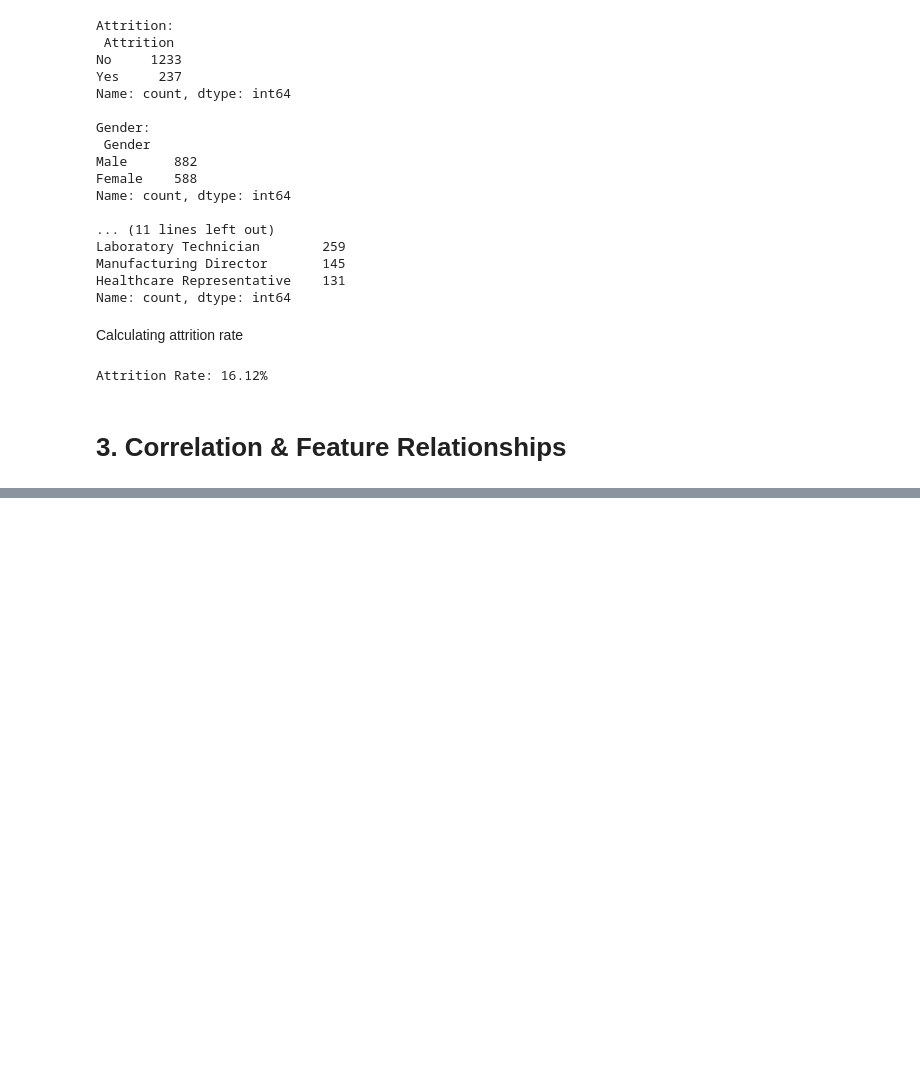
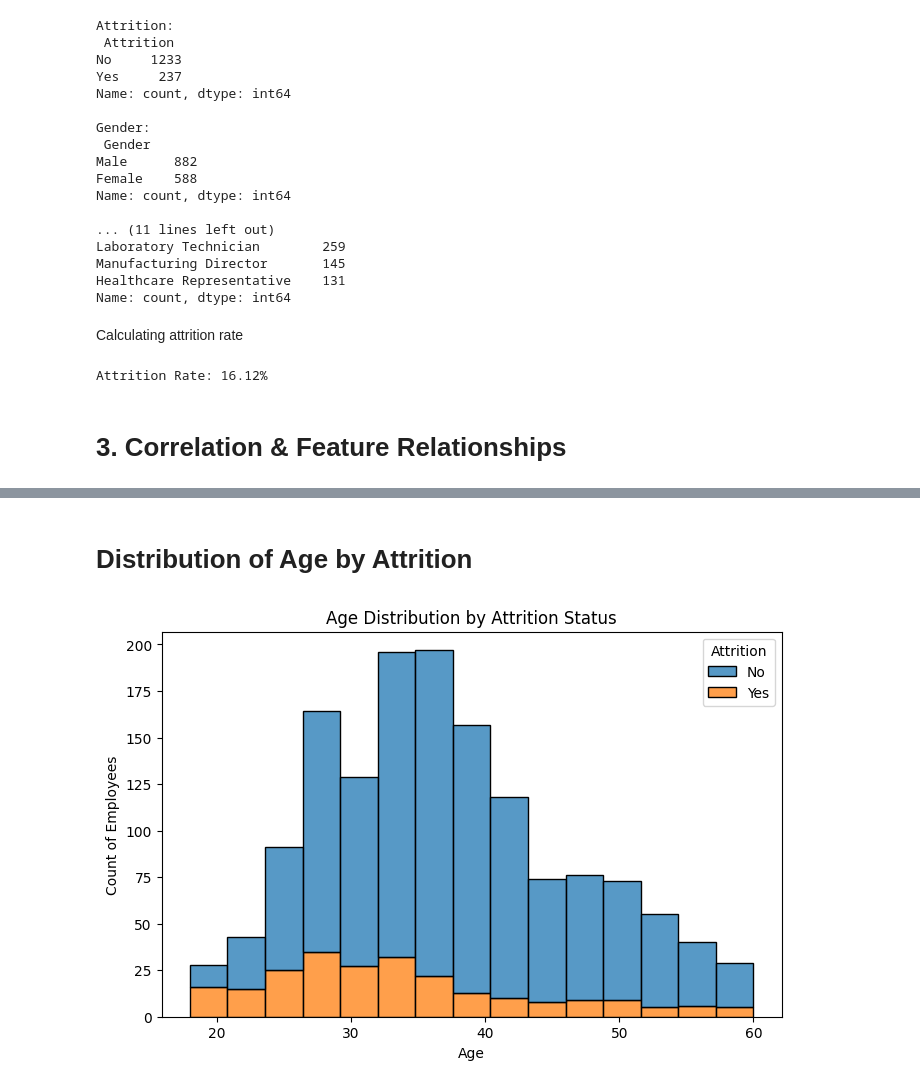
Before and after one commit to nipunaluthge/employee-attrition-analysis, a Jupyter notebook: Portfolio_Individual_EDA.ipynb, the cells around one changed output, grey strips where cells are left out. Cells and saved outputs as stored; diff of their text form; code cells hidden in the pictures; blank space fills up the shorter version.

```diff
--- a/Portfolio_Individual_EDA.ipynb
+++ b/Portfolio_Individual_EDA.ipynb
@@ -191,0 +211,12 @@ Attrition Rate: 16.12%
+# %% [markdown]
+# Distribution of Age by Attrition
+# %%
+# Histogram of Age distribution, separated by Attrition status
+plt.figure(figsize=(8,5))
+sns.histplot(data=df, x='Age', hue='Attrition', multiple='stack', bins=15)
+plt.title('Age Distribution by Attrition Status')
+plt.xlabel('Age')
+plt.ylabel('Count of Employees')
+plt.show()
+# %% [output]
+[figure, added]
```
Also changed, not shown: parts of 17 cells of this notebook, 1 other file.
